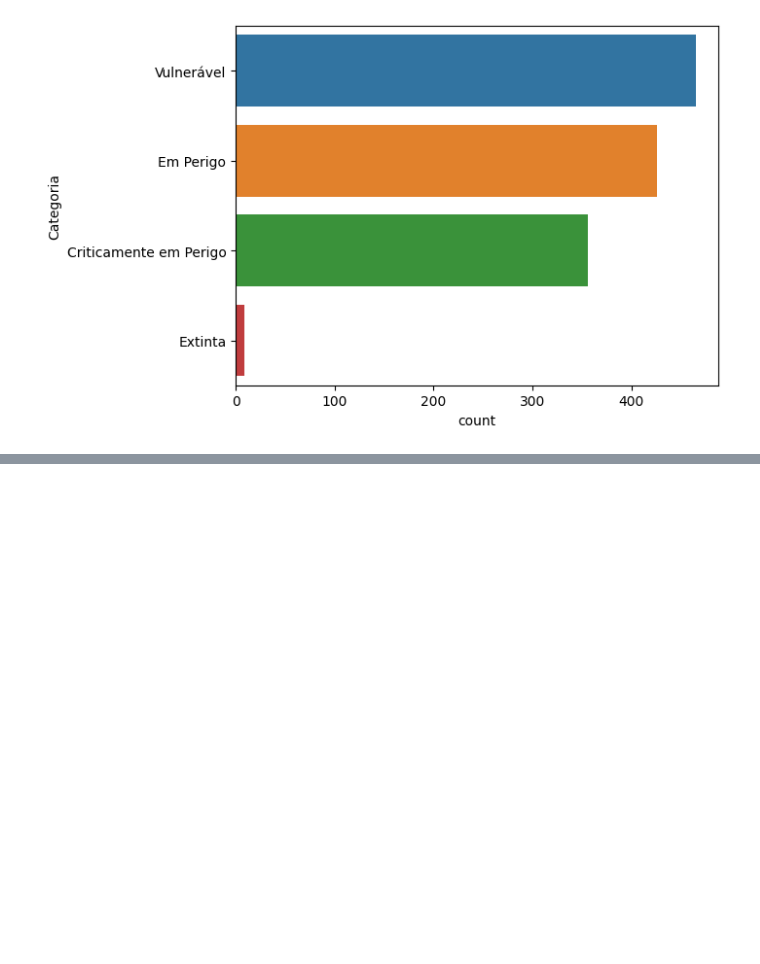
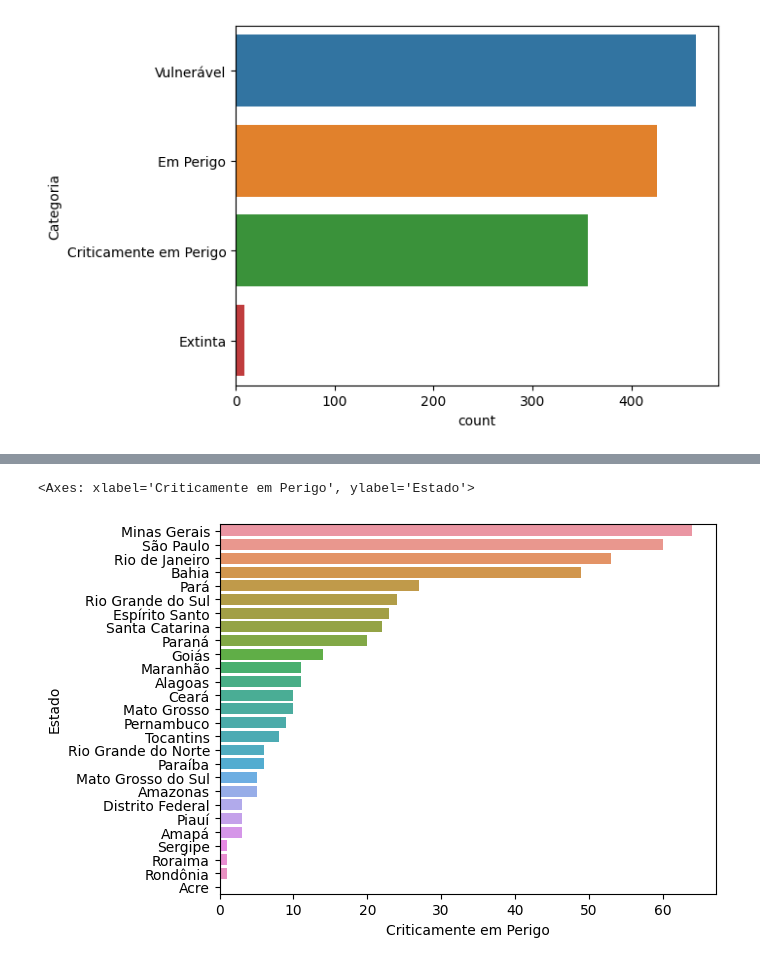
Before and after one commit to Joelson-Ferreira/TecnicasDeProgramacao1, a Jupyter notebook: Analysis.ipynb, the cells around one changed output, grey strips where cells are left out. Saved outputs shown, nothing was run; the diff lists cells and outputs as text; code cells hidden in the pictures; blank space fills up the shorter version.

```diff
--- a/Analysis.ipynb
+++ b/Analysis.ipynb
@@ -108,0 +210,16 @@ See the caveats in the documentation: https://pandas.pydata.org/pandas-docs/stab
+# %%
+# qual a quantidade de espécies consideradas criticamente em perigo por estado?
+
+
+df_estados = df_estados.sort_values(by='Criticamente em Perigo', ascending=False)
+sns.barplot(df_estados, x="Criticamente em Perigo", y="Estado", errorbar=None)
+
+'''
+é possível observar que Minas Gerais, São Paulo e Rio de Janeiro são os estados com maior número de espécies em risco,
+eles também lideram o top5 dos espécies gerais
+
+Acre, Rondônia e Roraima são os que apresentam menos
+'''
+# %% [output]
+<Axes: xlabel='Criticamente em Perigo', ylabel='Estado'>
+[figure, added]
```
Also changed, not shown: parts of 9 cells of this notebook.
